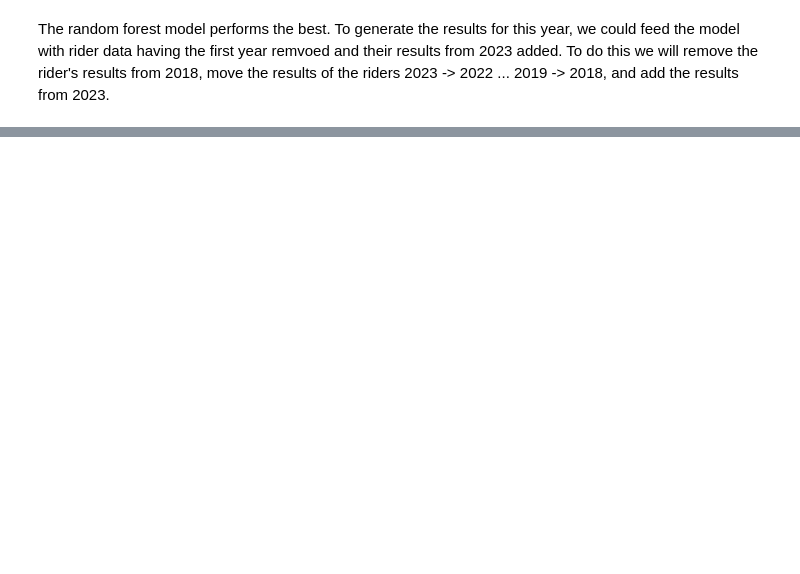
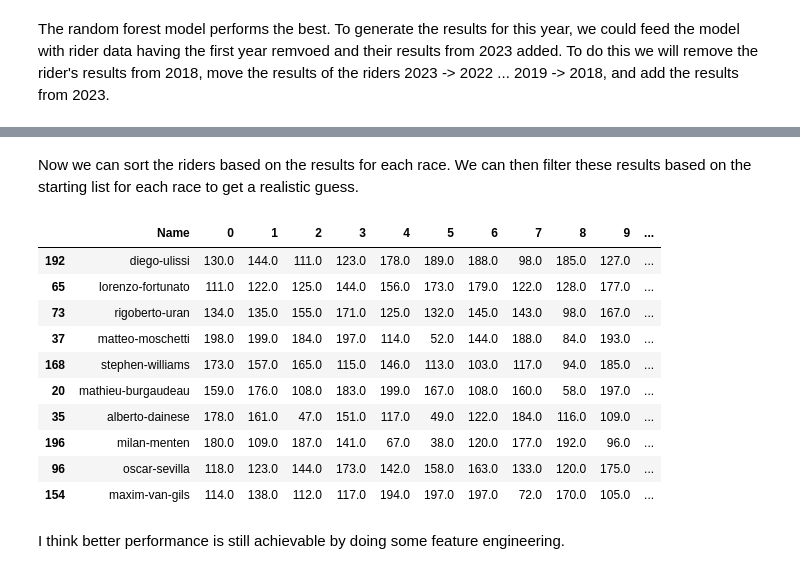
Before and after one commit to BasCarpentero/SporzaWielerBot, a Jupyter notebook: sporzawielerbot.ipynb, the cells around one changed output, grey strips where cells are left out. Cells and saved outputs as stored; diff of their text form; code cells hidden in the pictures; blank space fills up the shorter version.

```diff
--- a/sporzawielerbot.ipynb
+++ b/sporzawielerbot.ipynb
@@ -514,0 +553,19 @@ cont_rider_data.head()
+# %% [markdown]
+Now we can sort the riders based on the results for each race. We can then filter these results based on the starting list for each race to get a realistic guess.
+# %%
+this_years_results.iloc[:, 1:] = this_years_results.iloc[:, 1:].rank(method="first")
+this_years_results.sample(10)
+# %% [output]
+|  | Name | 0 | 1 | 2 | 3 | 4 | 5 | 6 | 7 | 8 | 9 | ... |
+| 192 | diego-ulissi | 130.0 | 144.0 | 111.0 | 123.0 | 178.0 | 189.0 | 188.0 | 98.0 | 185.0 | 127.0 | ... |
+| 65 | lorenzo-fortunato | 111.0 | 122.0 | 125.0 | 144.0 | 156.0 | 173.0 | 179.0 | 122.0 | 128.0 | 177.0 | ... |
+| 73 | rigoberto-uran | 134.0 | 135.0 | 155.0 | 171.0 | 125.0 | 132.0 | 145.0 | 143.0 | 98.0 | 167.0 | ... |
+| 37 | matteo-moschetti | 198.0 | 199.0 | 184.0 | 197.0 | 114.0 | 52.0 | 144.0 | 188.0 | 84.0 | 193.0 | ... |
+| 168 | stephen-williams | 173.0 | 157.0 | 165.0 | 115.0 | 146.0 | 113.0 | 103.0 | 117.0 | 94.0 | 185.0 | ... |
+| 20 | mathieu-burgaudeau | 159.0 | 176.0 | 108.0 | 183.0 | 199.0 | 167.0 | 108.0 | 160.0 | 58.0 | 197.0 | ... |
+| 35 | alberto-dainese | 178.0 | 161.0 | 47.0 | 151.0 | 117.0 | 49.0 | 122.0 | 184.0 | 116.0 | 109.0 | ... |
+| 196 | milan-menten | 180.0 | 109.0 | 187.0 | 141.0 | 67.0 | 38.0 | 120.0 | 177.0 | 192.0 | 96.0 | ... |
+| 96 | oscar-sevilla | 118.0 | 123.0 | 144.0 | 173.0 | 142.0 | 158.0 | 163.0 | 133.0 | 120.0 | 175.0 | ... |
+| 154 | maxim-van-gils | 114.0 | 138.0 | 112.0 | 117.0 | 194.0 | 197.0 | 197.0 | 72.0 | 170.0 | 105.0 | ... |
+# %% [markdown]
+I think better performance is still achievable by doing some feature engineering.
```
Also changed, not shown: parts of 32 cells of this notebook.
